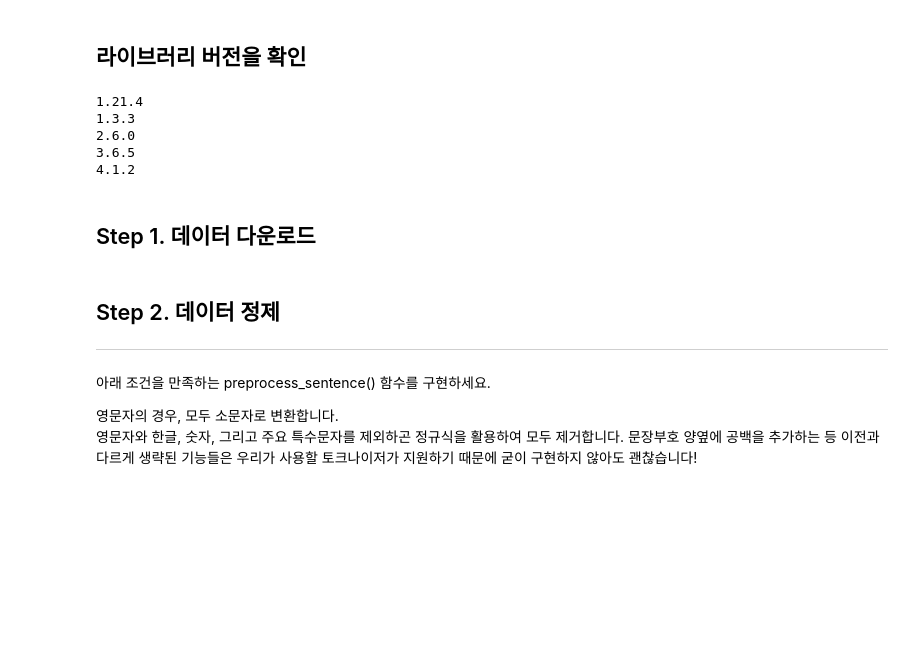
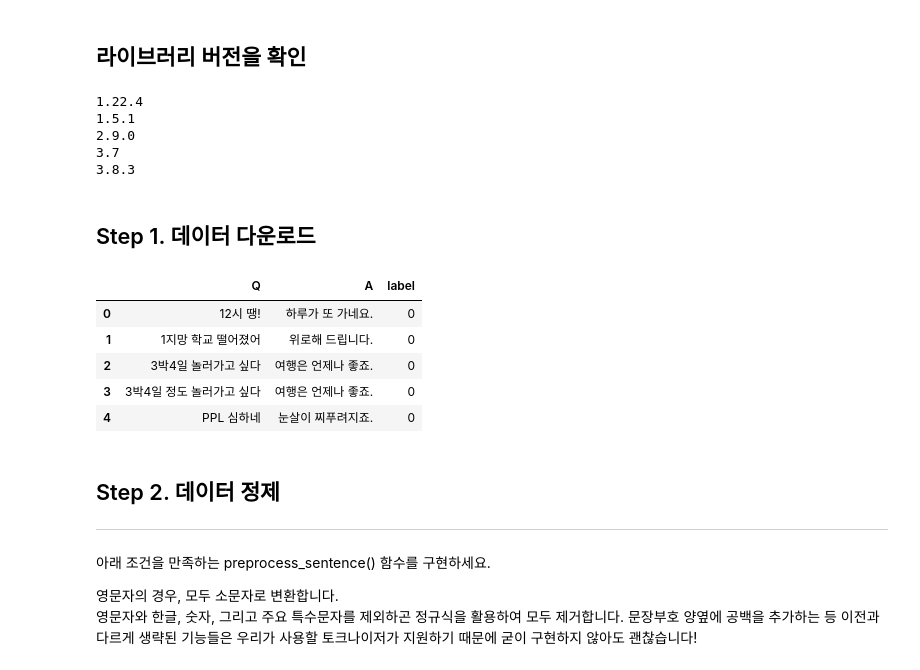
Before and after one commit to docosa2/first-repository, a Jupyter notebook: GD-12 Transformer Chatbot.ipynb, the cells around one changed output. Drawn from its saved outputs; the diff is of its cells as text; code cells hidden in the pictures; blank space fills up the shorter version.

```diff
--- a/GD-12 Transformer Chatbot.ipynb
+++ b/GD-12 Transformer Chatbot.ipynb
@@ -7,20 +27,14 @@
 # %%
-import numpy
-import pandas
-import tensorflow
-import nltk
-import gensim
-
-print(numpy.__version__)
-print(pandas.__version__)
-print(tensorflow.__version__)
+print(np.__version__)
+print(pd.__version__)
+print(tf.__version__)
 print(nltk.__version__)
-print(gensim.__version__)
+print(gensim.__version__) # pip install --upgrade gensim==3.8.3
 # %% [output]
-1.21.4
-1.3.3
-2.6.0
-3.6.5
-4.1.2
+1.22.4
+1.5.1
+2.9.0
+3.7
+3.8.3
 # %% [markdown]
 ## Step 1. 데이터 다운로드
@@ -29,3 +44,15 @@ print(gensim.__version__)
+# %%
+import pandas as pd
+
+df_chatbotdata = pd.read_csv('./data/ChatbotData.csv')
+df_chatbotdata.head()
+# %% [output]
+|  | Q | A | label |
+| 0 | 12시 땡! | 하루가 또 가네요. | 0 |
+| 1 | 1지망 학교 떨어졌어 | 위로해 드립니다. | 0 |
+| 2 | 3박4일 놀러가고 싶다 | 여행은 언제나 좋죠. | 0 |
+| 3 | 3박4일 정도 놀러가고 싶다 | 여행은 언제나 좋죠. | 0 |
+| 4 | PPL 심하네 | 눈살이 찌푸려지죠. | 0 |
 # %% [markdown]
 ## Step 2. 데이터 정제
 ---
```
Also changed, not shown: parts of 74 cells of this notebook.
